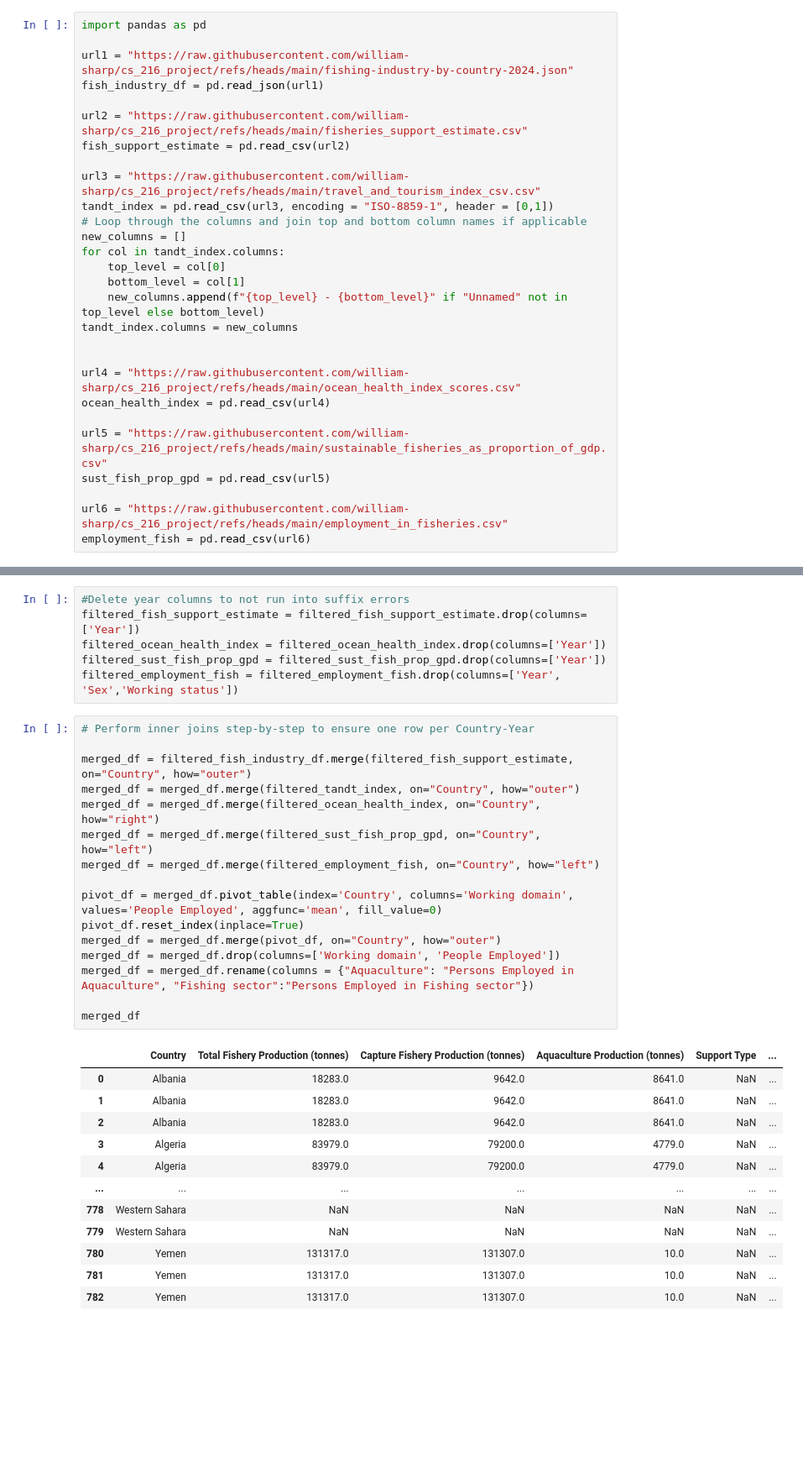
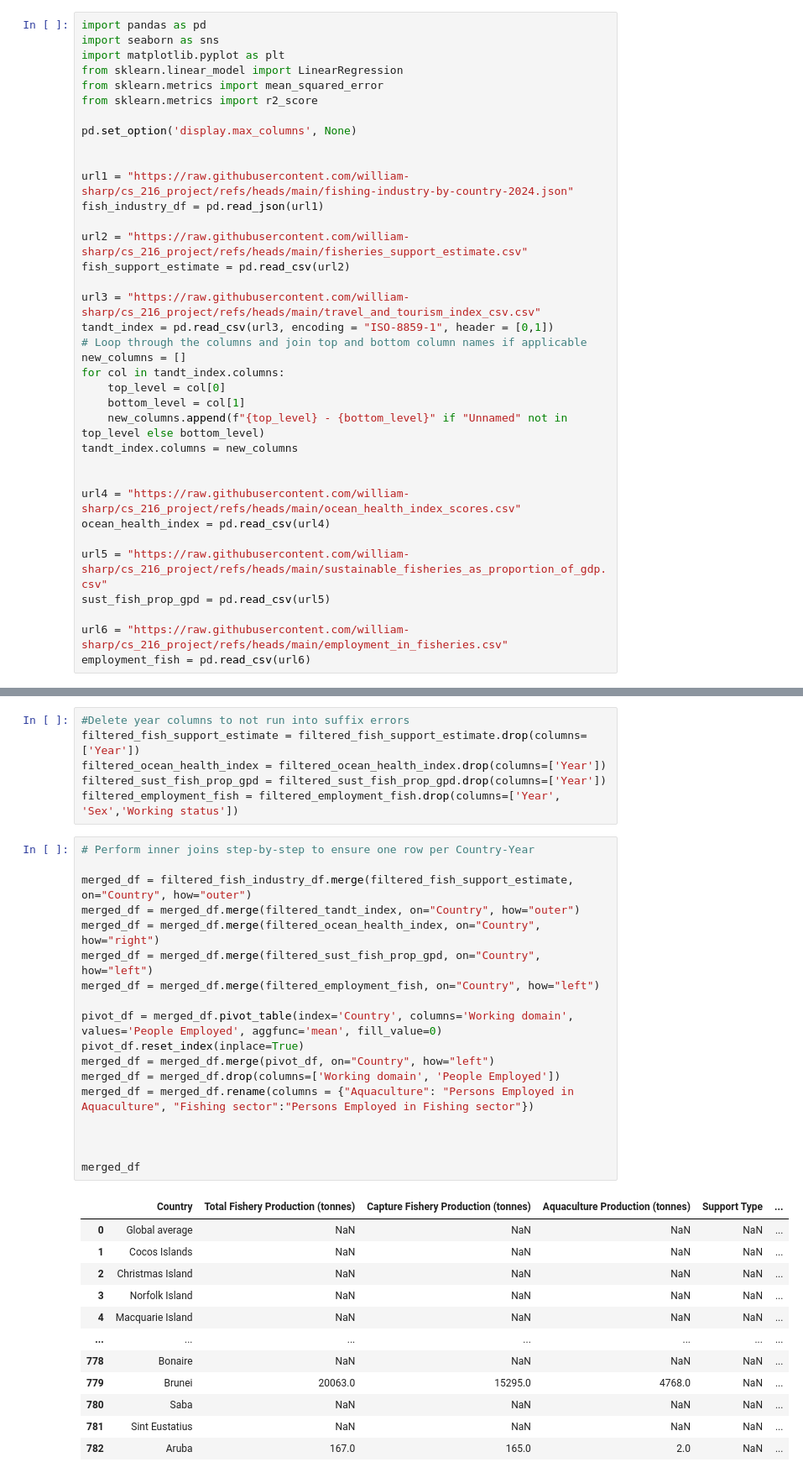
Before and after one commit to william-sharp/cs_216_project, a Jupyter notebook: CS216_Colab_Notebook.ipynb, the cells around one changed output, grey strips where cells are left out. Shown: that part at 84% size. Saved outputs shown, nothing was run; the diff lists cells and outputs as text; blank space fills up the shorter version.

```diff
--- a/CS216_Colab_Notebook.ipynb
+++ b/CS216_Colab_Notebook.ipynb
@@ -4,6 +4,14 @@
 CS-216 Final Project
 # %%
 import pandas as pd
+import seaborn as sns
+import matplotlib.pyplot as plt
+from sklearn.linear_model import LinearRegression
+from sklearn.metrics import mean_squared_error
+from sklearn.metrics import r2_score
+
+pd.set_option('display.max_columns', None)
+
 
 url1 = "https://raw.githubusercontent.com/william-sharp/cs_216_project/refs/heads/main/fishing-industry-by-country-2024.json"
 fish_industry_df = pd.read_json(url1)
@@ -89,30 +97,32 @@ filtered_employment_fish = filtered_employment_fish.drop(columns=['Year', 'Sex',
 # %%
 # Perform inner joins step-by-step to ensure one row per Country-Year
 
 merged_df = filtered_fish_industry_df.merge(filtered_fish_support_estimate, on="Country", how="outer")
 merged_df = merged_df.merge(filtered_tandt_index, on="Country", how="outer")
 merged_df = merged_df.merge(filtered_ocean_health_index, on="Country", how="right")
 merged_df = merged_df.merge(filtered_sust_fish_prop_gpd, on="Country", how="left")
 merged_df = merged_df.merge(filtered_employment_fish, on="Country", how="left")
 
 pivot_df = merged_df.pivot_table(index='Country', columns='Working domain', values='People Employed', aggfunc='mean', fill_value=0)
 pivot_df.reset_index(inplace=True)
-merged_df = merged_df.merge(pivot_df, on="Country", how="outer")
+merged_df = merged_df.merge(pivot_df, on="Country", how="left")
 merged_df = merged_df.drop(columns=['Working domain', 'People Employed'])
 merged_df = merged_df.rename(columns = {"Aquaculture": "Persons Employed in Aquaculture", "Fishing sector":"Persons Employed in Fishing sector"})
 
+
+
 merged_df
 # %% [output]
 |  | Country | Total Fishery Production (tonnes) | Capture Fishery Production (tonnes) | Aquaculture Production (tonnes) | Support Type | ... |
-| 0 | Albania | 18283.0 | 9642.0 | 8641.0 | NaN | ... |
-| 1 | Albania | 18283.0 | 9642.0 | 8641.0 | NaN | ... |
-| 2 | Albania | 18283.0 | 9642.0 | 8641.0 | NaN | ... |
-| 3 | Algeria | 83979.0 | 79200.0 | 4779.0 | NaN | ... |
-| 4 | Algeria | 83979.0 | 79200.0 | 4779.0 | NaN | ... |
+| 0 | Global average | NaN | NaN | NaN | NaN | ... |
+| 1 | Cocos Islands | NaN | NaN | NaN | NaN | ... |
+| 2 | Christmas Island | NaN | NaN | NaN | NaN | ... |
+| 3 | Norfolk Island | NaN | NaN | NaN | NaN | ... |
+| 4 | Macquarie Island | NaN | NaN | NaN | NaN | ... |
 | ... | ... | ... | ... | ... | ... | ... |
-| 778 | Western Sahara | NaN | NaN | NaN | NaN | ... |
-| 779 | Western Sahara | NaN | NaN | NaN | NaN | ... |
-| 780 | Yemen | 131317.0 | 131307.0 | 10.0 | NaN | ... |
-| 781 | Yemen | 131317.0 | 131307.0 | 10.0 | NaN | ... |
-| 782 | Yemen | 131317.0 | 131307.0 | 10.0 | NaN | ... |
+| 778 | Bonaire | NaN | NaN | NaN | NaN | ... |
+| 779 | Brunei | 20063.0 | 15295.0 | 4768.0 | NaN | ... |
+| 780 | Saba | NaN | NaN | NaN | NaN | ... |
+| 781 | Sint Eustatius | NaN | NaN | NaN | NaN | ... |
+| 782 | Aruba | 167.0 | 165.0 | 2.0 | NaN | ... |
 783 rows × 57 columns
```
Also changed, not shown: parts of 7 cells of this notebook.
